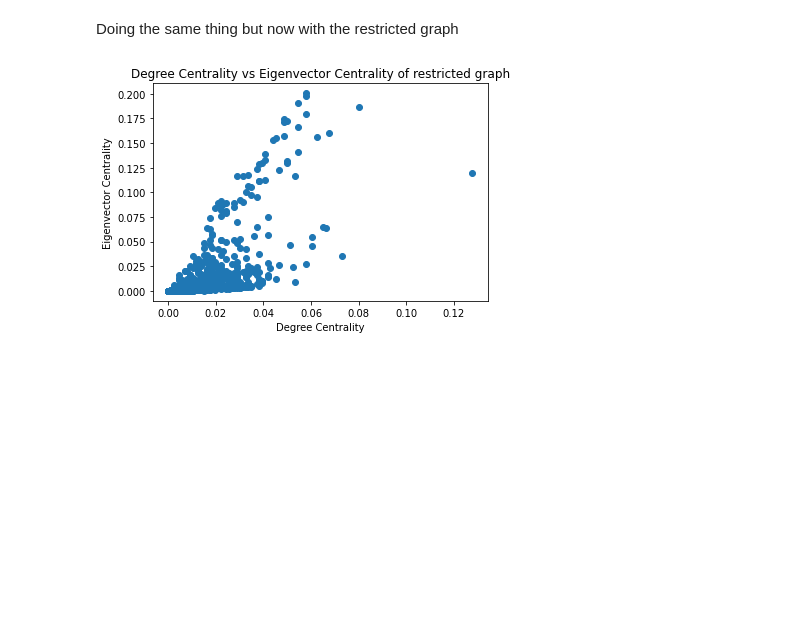
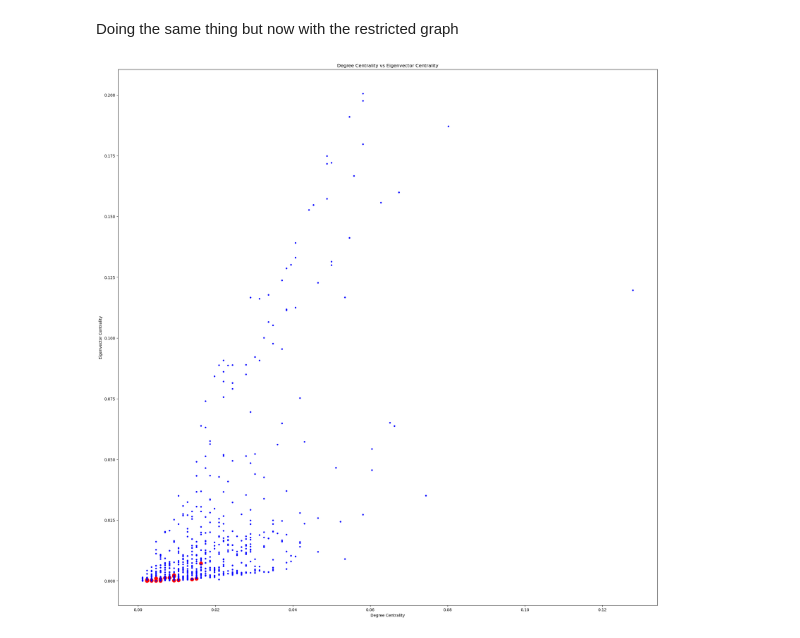
Before and after one commit to Amoolaa/math-bcmb3888, a Jupyter notebook: actual/central_graphs.ipynb, the cells around one changed output. Cells and saved outputs as stored; diff of their text form; code cells hidden in the pictures; blank space fills up the shorter version.

```diff
--- a/actual/central_graphs.ipynb
+++ b/actual/central_graphs.ipynb
@@ -33,5 +32,5 @@ betweeness = nx.betweenness_centrality(H)
 # %%
-subgraph = nx.subgraph_centrality(H)
+subgraph = nx.subgraph_centrality(GC)
 # %%
 interesting_nodes = ['YCL001W', 'YLL058W', 'YKL207W', 'YEL051W', 'YGL101W', 'YLR299W', 'YLR308W', 'YCL030C', 'YDR357C', 'YJL046W', 'YLL057C', 'YPL097W', 'YBL080C', 'YPR128C', 'YOL118C', 'YLR125W', 'YPR079W', 'YIL145C', 'YPL145C', 'YOR356W', 'YGL144C', 'YKR007W', 'YHR013C', 'YGL094C', 'YNL111C', 'YIL088C']
 # %% [markdown]
@@ -111,31 +107,43 @@ Doing the same thing but now with the restricted graph
 import pandas as pd
 df = pd.read_csv("human_to_yeast.csv")
 homologs = list(set(list(df["homolog_systematic_name"])))
-H0 = H.subgraph(homologs).copy()
+l = homologs.copy()
+l.extend(interesting_nodes)
+H = G.subgraph(l).copy()
+H0 = G.subgraph(max(nx.connected_components(H), key = len)).copy()
 # %%
-degree_centrality = nx.degree_centrality(H0)
-eigenvector_centrality = nx.eigenvector_centrality(H0)
-closeness_centrality = nx.closeness_centrality(H0)
-betweeness = nx.betweenness_centrality(H0)
-subgraph = nx.subgraph_centrality(H0)
+NAFLD_degree_centrality = nx.degree_centrality(H0)
+NAFLD_eigenvector_centrality = nx.eigenvector_centrality(H0)
+NAFLD_closeness_centrality = nx.closeness_centrality(H0)
+NAFLD_betweeness = nx.betweenness_centrality(H0)
+NAFLD_subgraph = nx.subgraph_centrality(H0)
 # %%
 eigen_y = []
 closeness_y = []
 betweeness_y = []
 subgraph_y = []
 degree_x = []
-for key in degree_centrality.keys():
-    degree_x.append(degree_centrality[key])
-    eigen_y.append(eigenvector_centrality[key])
-    closeness_y.append(closeness_centrality[key])
-    betweeness_y.append(betweeness[key])
-    subgraph_y.append(subgraph[key])
+node_colours = []
+node_sizes = []
+for key in H0.nodes():
+    degree_x.append(NAFLD_degree_centrality[key])
+    eigen_y.append(NAFLD_eigenvector_centrality[key])
+    closeness_y.append(NAFLD_closeness_centrality[key])
+    betweeness_y.append(NAFLD_betweeness[key])
+    subgraph_y.append(NAFLD_subgraph[key])
+    if key in interesting_nodes:
+        node_colours.append("red")
+        node_sizes.append(20*4)
+    else:
+        node_colours.append("blue")
+        node_sizes.append(10)
 # %%
-plt.scatter(degree_x, eigen_y)
+plt.figure(figsize = (25, 25))
+plt.scatter(degree_x, eigen_y, c = node_colours, s = node_sizes)
 plt.xlabel("Degree Centrality")
 plt.ylabel("Eigenvector Centrality")
-plt.title("Degree Centrality vs Eigenvector Centrality of restricted graph")
+plt.title("Degree Centrality vs Eigenvector Centrality")
 plt.show()
 # %% [output]
-[figure, old version]
+[figure, new version]
 # %%
```
Also changed, not shown: parts of 15 cells of this notebook, 3 other files.
